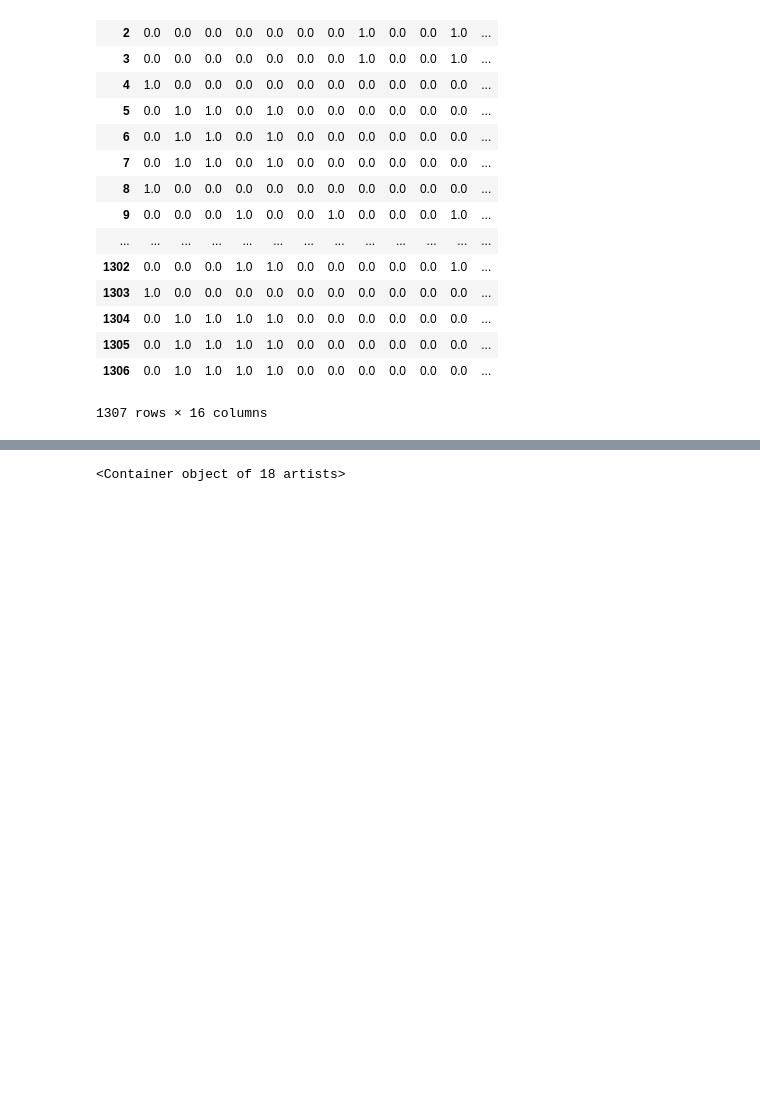
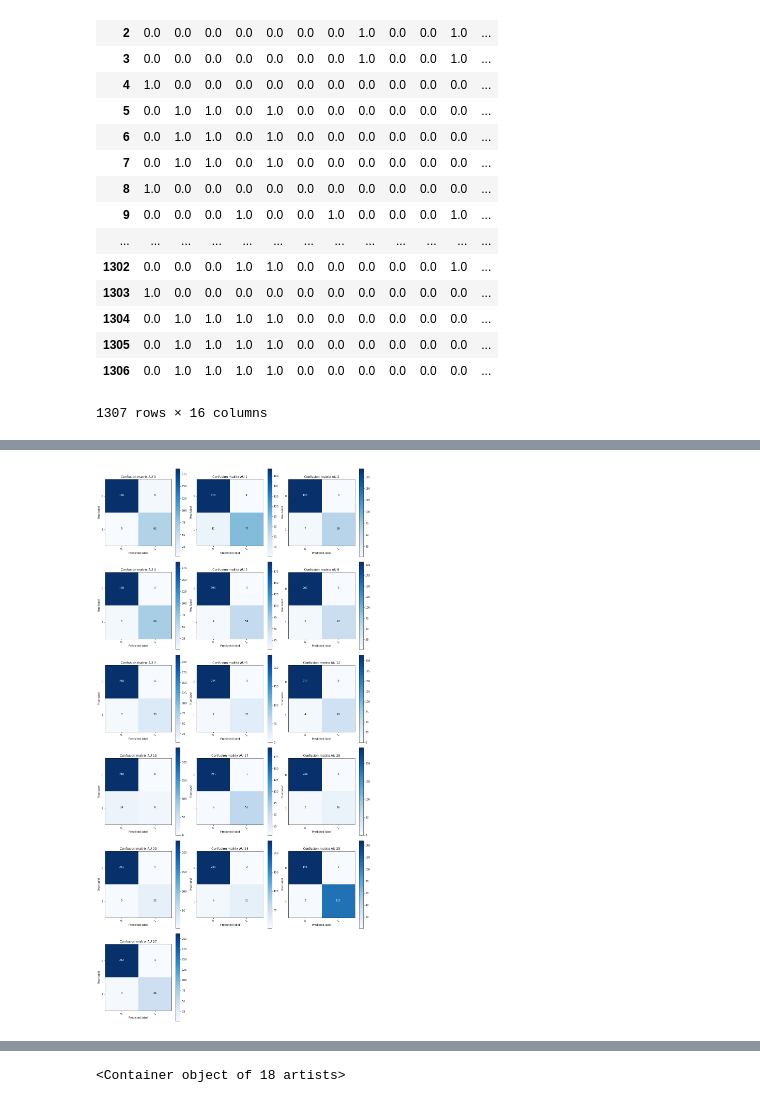
Before and after one commit to SunProg/do-neural-networks-learn-faus-iccvw-2015, a Jupyter notebook: feature-au.ipynb, the cells around one changed output, grey strips where cells are left out. Cells and saved outputs as stored; diff of their text form; code cells hidden in the pictures; blank space fills up the shorter version.

```diff
--- a/feature-au.ipynb
+++ b/feature-au.ipynb
@@ -241,3 +327,17 @@ facs_acc_percent
+# %%
+import itertools
+class_names = [0, 1]
+plt.figure(figsize=(15,50))
+for index, code_num in enumerate(facs_pred_df.columns):
+    plt.subplot(10,3,index+1)
+    cnf_matrix = confusion_matrix(facs_test_arranged[code_num], facs_pred_df[code_num])
+    plot_confusion_matrix(cnf_matrix, classes=class_names,
+                      title='Confusion matrix AU '+str(code_num))
+
+#     print('AU ',code_num)
+#     print(confusion_matrix(facs_test_arranged[code_num], facs_pred_df[code_num]))
+# %% [output]
+[figure, added]
 # %%
 plt.figure(figsize=(15,10))
 ax = plt.subplot(1,2,1)
```
Also changed, not shown: parts of 17 cells of this notebook, 1 other file.
